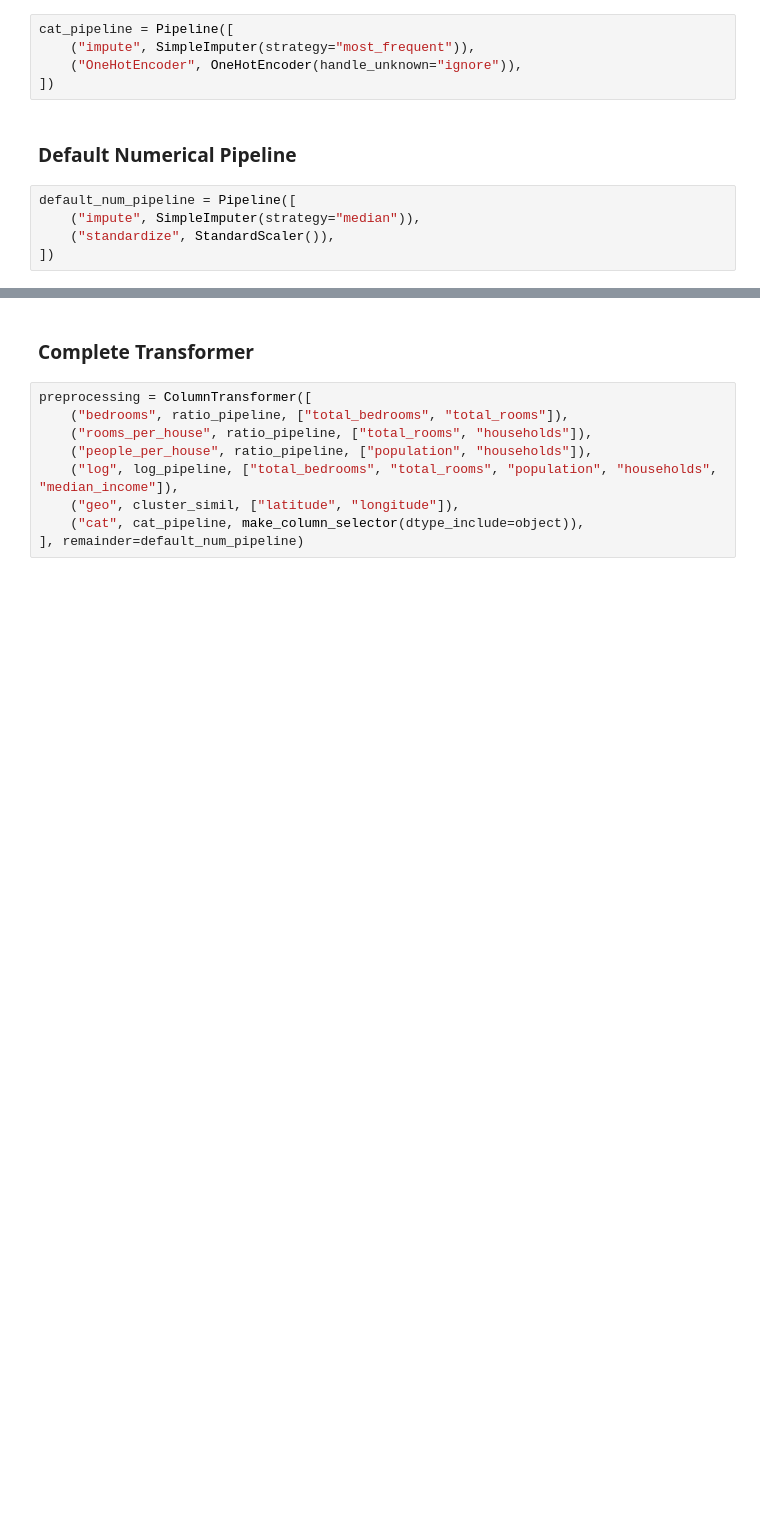
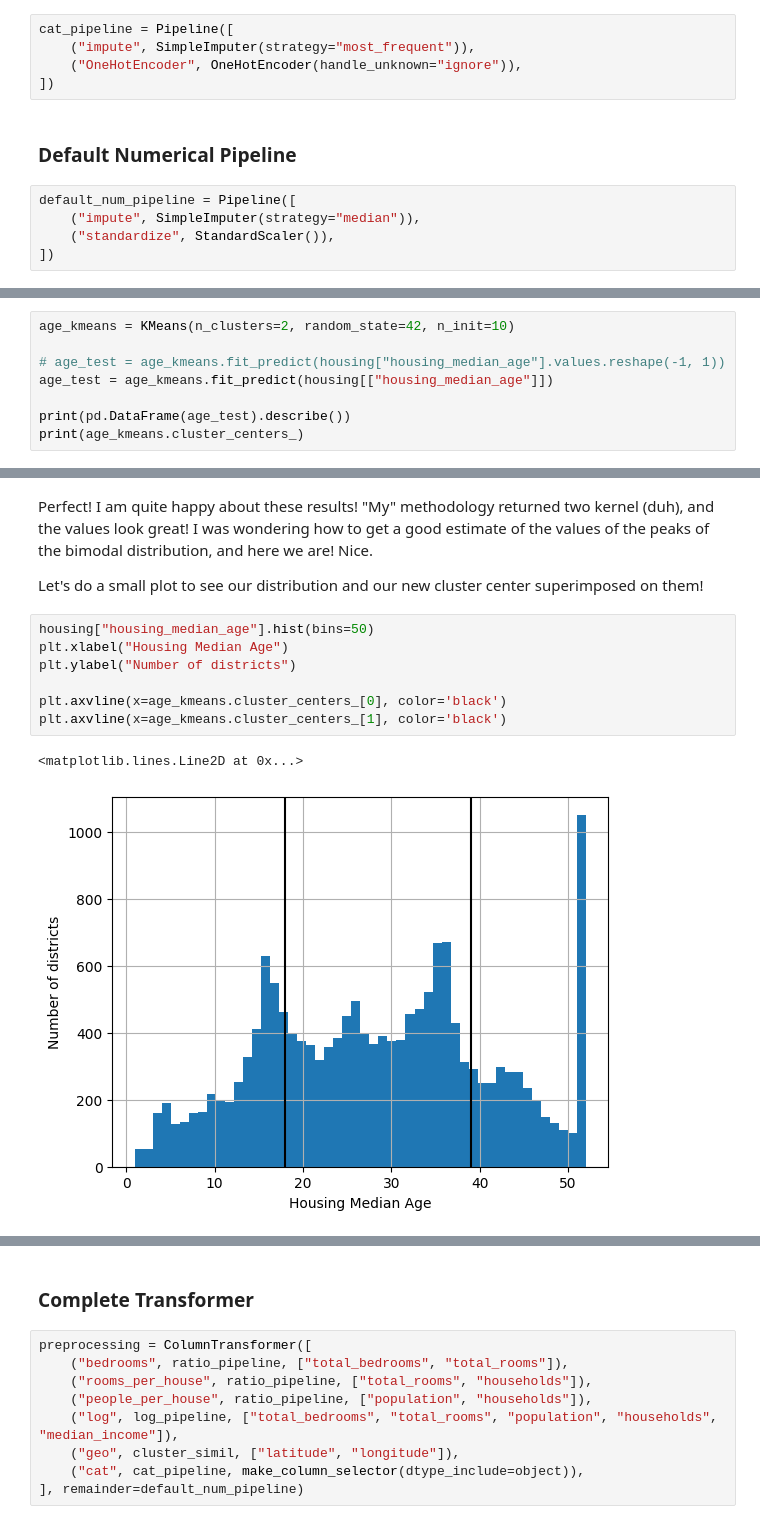
Before and after one commit to LucidOtter/MLLearning, a Jupyter notebook: 02_end2end_MLLearning.ipynb, the cells around one changed output, grey strips where cells are left out. Drawn from its saved outputs; the diff is of its cells as text; blank space fills up the shorter version.

Commit message:
Tried stuff about age, but led to confusion, aaah

```diff
--- a/02_end2end_MLLearning.ipynb
+++ b/02_end2end_MLLearning.ipynb
@@ -378,0 +386,8 @@ Once the base pipeline presented in the book has been copied here, it would be a
+# %%
+age_kmeans = KMeans(n_clusters=2, random_state=42, n_init=10)
+
+# age_test = age_kmeans.fit_predict(housing["housing_median_age"].values.reshape(-1, 1))
+age_test = age_kmeans.fit_predict(housing[["housing_median_age"]])
+
+print(pd.DataFrame(age_test).describe())
+print(age_kmeans.cluster_centers_)
@@ -378,0 +406,14 @@ Once the base pipeline presented in the book has been copied here, it would be a
+# %% [markdown]
+Perfect! I am quite happy about these results! "My" methodology returned two kernel (duh), and the values look great! I was wondering how to get a good estimate of the values of the peaks of the bimodal distribution, and here we are! Nice.
+
+Let's do a small plot to see our distribution and our new cluster center superimposed on them!
+# %%
+housing["housing_median_age"].hist(bins=50)
+plt.xlabel("Housing Median Age")
+plt.ylabel("Number of districts")
+
+plt.axvline(x=age_kmeans.cluster_centers_[0], color='black')
+plt.axvline(x=age_kmeans.cluster_centers_[1], color='black')
+# %% [output]
+<matplotlib.lines.Line2D at 0x...>
+[figure, added]
```
Also changed, not shown: parts of 22 cells of this notebook, 1 other file.
